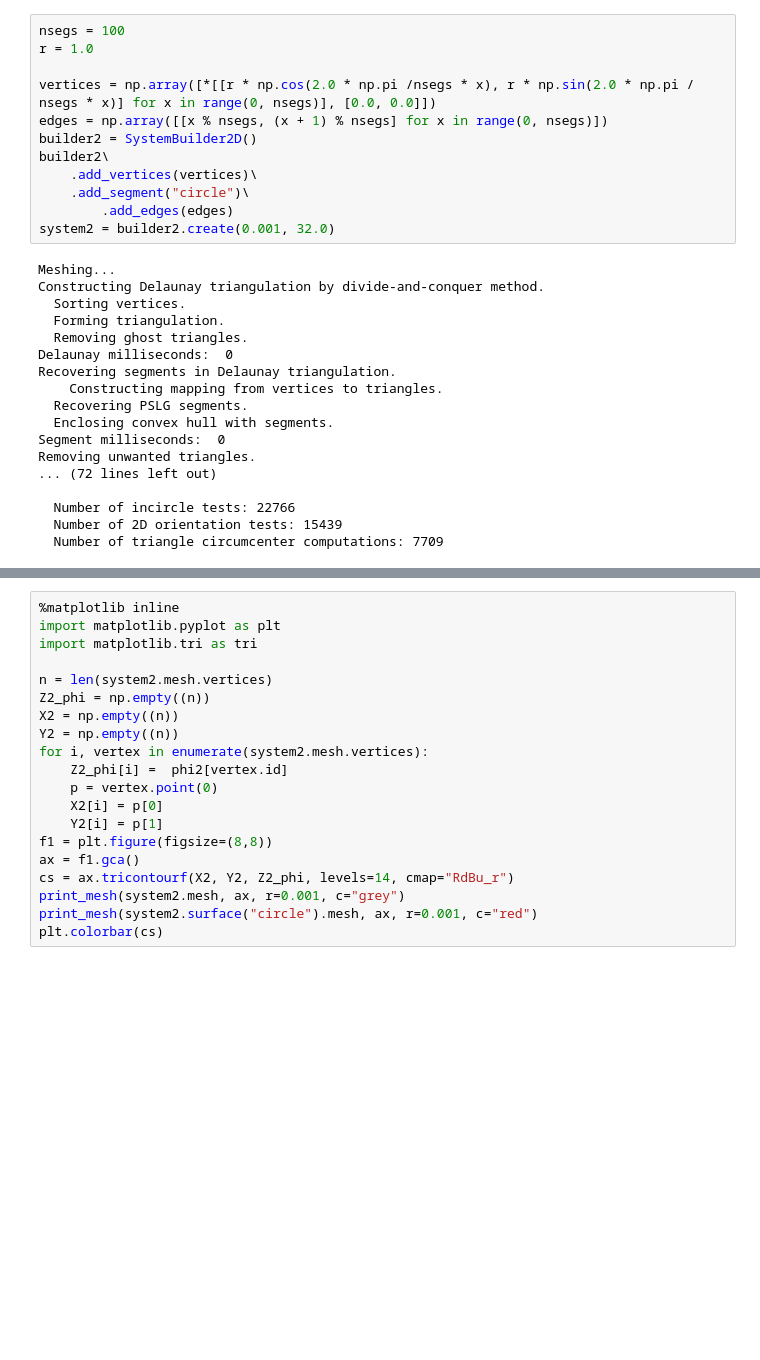
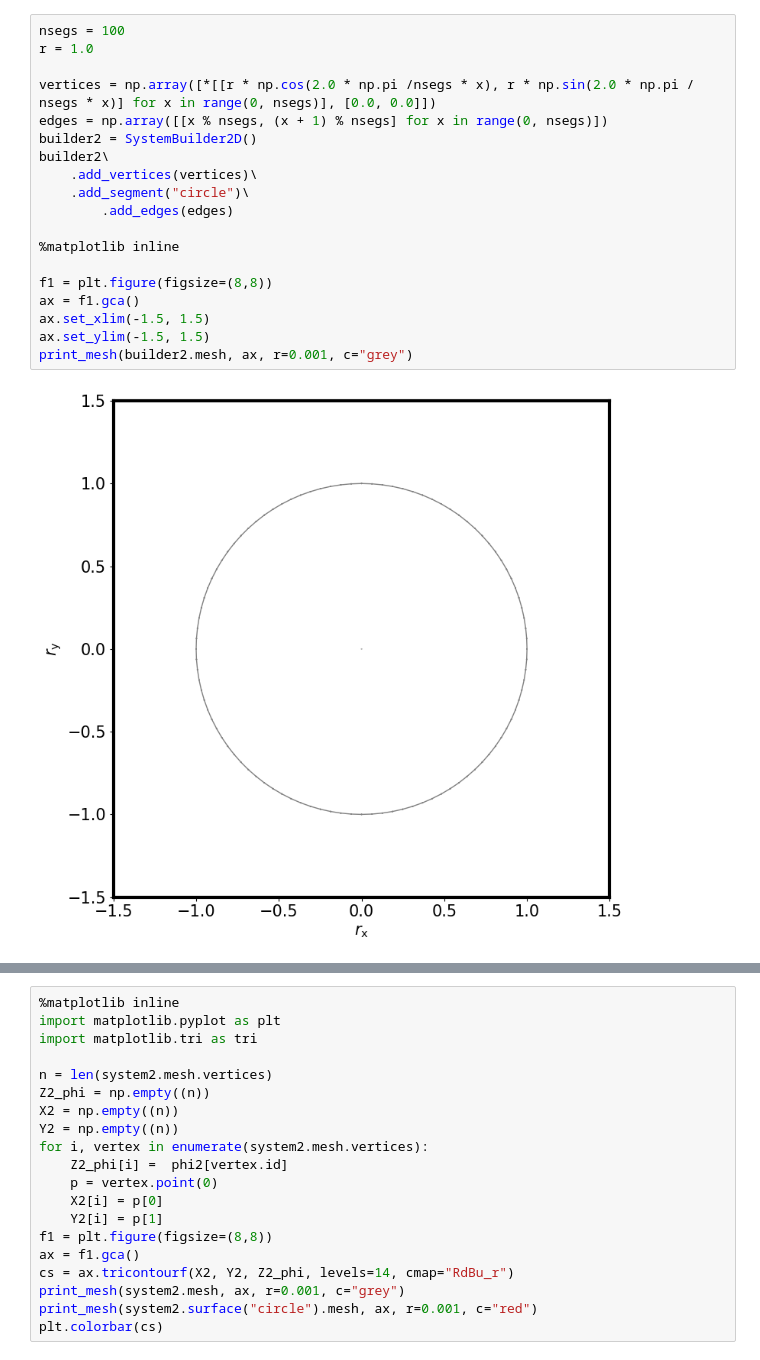
Before and after one commit to ksteiner92/PyMeshInterview, a Jupyter notebook: ionq.ipynb, the cells around one changed output, grey strips where cells are left out. Saved outputs shown, nothing was run; the diff lists cells and outputs as text; blank space fills up the shorter version.

```diff
--- a/ionq.ipynb
+++ b/ionq.ipynb
@@ -141,30 +144,21 @@ plt.colorbar(cs)
 # %%
 nsegs = 100
 r = 1.0
 
 vertices = np.array([*[[r * np.cos(2.0 * np.pi /nsegs * x), r * np.sin(2.0 * np.pi / nsegs * x)] for x in range(0, nsegs)], [0.0, 0.0]])
 edges = np.array([[x % nsegs, (x + 1) % nsegs] for x in range(0, nsegs)])
 builder2 = SystemBuilder2D()
 builder2\
     .add_vertices(vertices)\
     .add_segment("circle")\
         .add_edges(edges)
-system2 = builder2.create(0.001, 32.0)
+
+%matplotlib inline
+
+f1 = plt.figure(figsize=(8,8))
+ax = f1.gca()
+ax.set_xlim(-1.5, 1.5)
+ax.set_ylim(-1.5, 1.5)
+print_mesh(builder2.mesh, ax, r=0.001, c="grey")
 # %% [output]
-Meshing...
-Constructing Delaunay triangulation by divide-and-conquer method.
-  Sorting vertices.
-  Forming triangulation.
-  Removing ghost triangles.
-Delaunay milliseconds:  0
-Recovering segments in Delaunay triangulation.
-    Constructing mapping from vertices to triangles.
-  Recovering PSLG segments.
-  Enclosing convex hull with segments.
-Segment milliseconds:  0
-Removing unwanted triangles.
-... (72 lines left out)
-
-  Number of incircle tests: 22766
-  Number of 2D orientation tests: 15439
-  Number of triangle circumcenter computations: 7709
+[figure, added]
```
Also changed, not shown: parts of 9 cells of this notebook.
